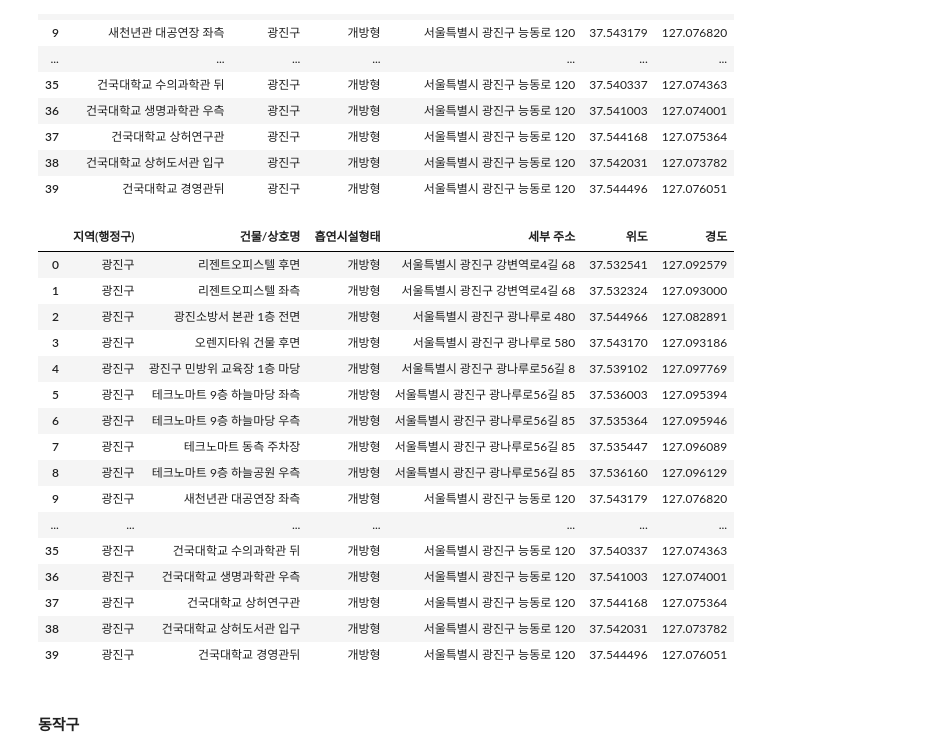
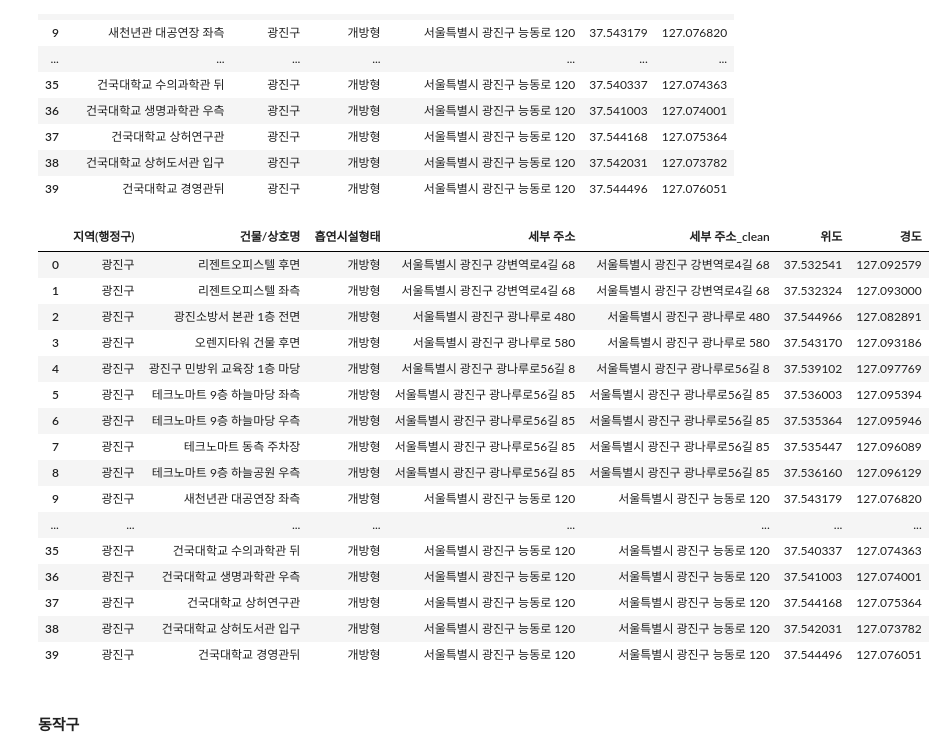
Before and after one commit to palesaltedcaramel/kick_map, a Jupyter notebook: 흡연구역_애림/데이터셋전처리.ipynb, the cells around one changed output. Cells and saved outputs as stored; diff of their text form; code cells hidden in the pictures.

```diff
--- a/흡연구역_애림/데이터셋전처리.ipynb
+++ b/흡연구역_애림/데이터셋전처리.ipynb
@@ -283,29 +269,33 @@ gwangjin
 | 37 | 건국대학교 상허연구관 | 광진구 | 개방형 | 서울특별시 광진구 능동로 120 | 37.544168 | 127.075364 |
 | 38 | 건국대학교 상허도서관 입구 | 광진구 | 개방형 | 서울특별시 광진구 능동로 120 | 37.542031 | 127.073782 |
 | 39 | 건국대학교 경영관뒤 | 광진구 | 개방형 | 서울특별시 광진구 능동로 120 | 37.544496 | 127.076051 |
+# %%
+#주소 다듬기: 정확한 주소 표기
+
+gwangjin['세부 주소_clean'] = gwangjin['세부 주소']
 # %%
 #전처리된 데이터프레임 새로 만들기
 
-gwangjin_clean = gwangjin[['지역(행정구)','건물/상호명','흡연시설형태','세부 주소', '위도', '경도']]
+gwangjin_clean = gwangjin[['지역(행정구)','건물/상호명','흡연시설형태','세부 주소','세부 주소_clean', '위도', '경도']]
 gwangjin_clean
 # %% [output]
-|  | 지역(행정구) | 건물/상호명 | 흡연시설형태 | 세부 주소 | 위도 | 경도 |
-| 0 | 광진구 | 리젠트오피스텔 후면 | 개방형 | 서울특별시 광진구 강변역로4길 68 | 37.532541 | 127.092579 |
-| 1 | 광진구 | 리젠트오피스텔 좌측 | 개방형 | 서울특별시 광진구 강변역로4길 68 | 37.532324 | 127.093000 |
-| 2 | 광진구 | 광진소방서 본관 1층 전면 | 개방형 | 서울특별시 광진구 광나루로 480 | 37.544966 | 127.082891 |
-| 3 | 광진구 | 오렌지타워 건물 후면 | 개방형 | 서울특별시 광진구 광나루로 580 | 37.543170 | 127.093186 |
-| 4 | 광진구 | 광진구 민방위 교육장 1층 마당 | 개방형 | 서울특별시 광진구 광나루로56길 8 | 37.539102 | 127.097769 |
-| 5 | 광진구 | 테크노마트 9층 하늘마당 좌측 | 개방형 | 서울특별시 광진구 광나루로56길 85 | 37.536003 | 127.095394 |
-| 6 | 광진구 | 테크노마트 9층 하늘마당 우측 | 개방형 | 서울특별시 광진구 광나루로56길 85 | 37.535364 | 127.095946 |
-| 7 | 광진구 | 테크노마트 동측 주차장 | 개방형 | 서울특별시 광진구 광나루로56길 85 | 37.535447 | 127.096089 |
-| 8 | 광진구 | 테크노마트 9층 하늘공원 우측 | 개방형 | 서울특별시 광진구 광나루로56길 85 | 37.536160 | 127.096129 |
-| 9 | 광진구 | 새천년관 대공연장 좌측 | 개방형 | 서울특별시 광진구 능동로 120 | 37.543179 | 127.076820 |
-| ... | ... | ... | ... | ... | ... | ... |
-| 35 | 광진구 | 건국대학교 수의과학관 뒤 | 개방형 | 서울특별시 광진구 능동로 120 | 37.540337 | 127.074363 |
-| 36 | 광진구 | 건국대학교 생명과학관 우측 | 개방형 | 서울특별시 광진구 능동로 120 | 37.541003 | 127.074001 |
-| 37 | 광진구 | 건국대학교 상허연구관 | 개방형 | 서울특별시 광진구 능동로 120 | 37.544168 | 127.075364 |
-| 38 | 광진구 | 건국대학교 상허도서관 입구 | 개방형 | 서울특별시 광진구 능동로 120 | 37.542031 | 127.073782 |
-| 39 | 광진구 | 건국대학교 경영관뒤 | 개방형 | 서울특별시 광진구 능동로 120 | 37.544496 | 127.076051 |
+|  | 지역(행정구) | 건물/상호명 | 흡연시설형태 | 세부 주소 | 세부 주소_clean | 위도 | 경도 |
+| 0 | 광진구 | 리젠트오피스텔 후면 | 개방형 | 서울특별시 광진구 강변역로4길 68 | 서울특별시 광진구 강변역로4길 68 | 37.532541 | 127.092579 |
+| 1 | 광진구 | 리젠트오피스텔 좌측 | 개방형 | 서울특별시 광진구 강변역로4길 68 | 서울특별시 광진구 강변역로4길 68 | 37.532324 | 127.093000 |
+| 2 | 광진구 | 광진소방서 본관 1층 전면 | 개방형 | 서울특별시 광진구 광나루로 480 | 서울특별시 광진구 광나루로 480 | 37.544966 | 127.082891 |
+| 3 | 광진구 | 오렌지타워 건물 후면 | 개방형 | 서울특별시 광진구 광나루로 580 | 서울특별시 광진구 광나루로 580 | 37.543170 | 127.093186 |
+| 4 | 광진구 | 광진구 민방위 교육장 1층 마당 | 개방형 | 서울특별시 광진구 광나루로56길 8 | 서울특별시 광진구 광나루로56길 8 | 37.539102 | 127.097769 |
+| 5 | 광진구 | 테크노마트 9층 하늘마당 좌측 | 개방형 | 서울특별시 광진구 광나루로56길 85 | 서울특별시 광진구 광나루로56길 85 | 37.536003 | 127.095394 |
+| 6 | 광진구 | 테크노마트 9층 하늘마당 우측 | 개방형 | 서울특별시 광진구 광나루로56길 85 | 서울특별시 광진구 광나루로56길 85 | 37.535364 | 127.095946 |
+| 7 | 광진구 | 테크노마트 동측 주차장 | 개방형 | 서울특별시 광진구 광나루로56길 85 | 서울특별시 광진구 광나루로56길 85 | 37.535447 | 127.096089 |
+| 8 | 광진구 | 테크노마트 9층 하늘공원 우측 | 개방형 | 서울특별시 광진구 광나루로56길 85 | 서울특별시 광진구 광나루로56길 85 | 37.536160 | 127.096129 |
+| 9 | 광진구 | 새천년관 대공연장 좌측 | 개방형 | 서울특별시 광진구 능동로 120 | 서울특별시 광진구 능동로 120 | 37.543179 | 127.076820 |
+| ... | ... | ... | ... | ... | ... | ... | ... |
+| 35 | 광진구 | 건국대학교 수의과학관 뒤 | 개방형 | 서울특별시 광진구 능동로 120 | 서울특별시 광진구 능동로 120 | 37.540337 | 127.074363 |
+| 36 | 광진구 | 건국대학교 생명과학관 우측 | 개방형 | 서울특별시 광진구 능동로 120 | 서울특별시 광진구 능동로 120 | 37.541003 | 127.074001 |
+| 37 | 광진구 | 건국대학교 상허연구관 | 개방형 | 서울특별시 광진구 능동로 120 | 서울특별시 광진구 능동로 120 | 37.544168 | 127.075364 |
+| 38 | 광진구 | 건국대학교 상허도서관 입구 | 개방형 | 서울특별시 광진구 능동로 120 | 서울특별시 광진구 능동로 120 | 37.542031 | 127.073782 |
+| 39 | 광진구 | 건국대학교 경영관뒤 | 개방형 | 서울특별시 광진구 능동로 120 | 서울특별시 광진구 능동로 120 | 37.544496 | 127.076051 |
 # %% [markdown]
 #### 동작구
 # %%
```
Also changed, not shown: parts of 57 cells of this notebook, 2 other files.
